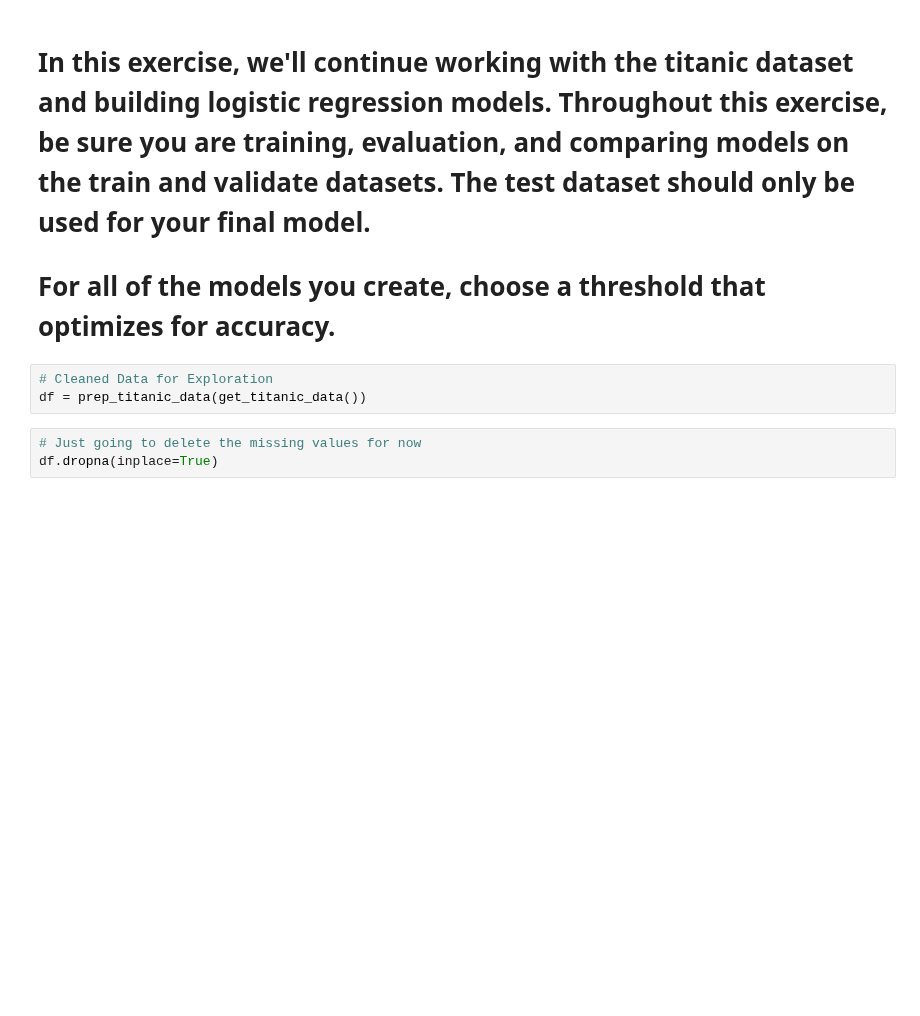
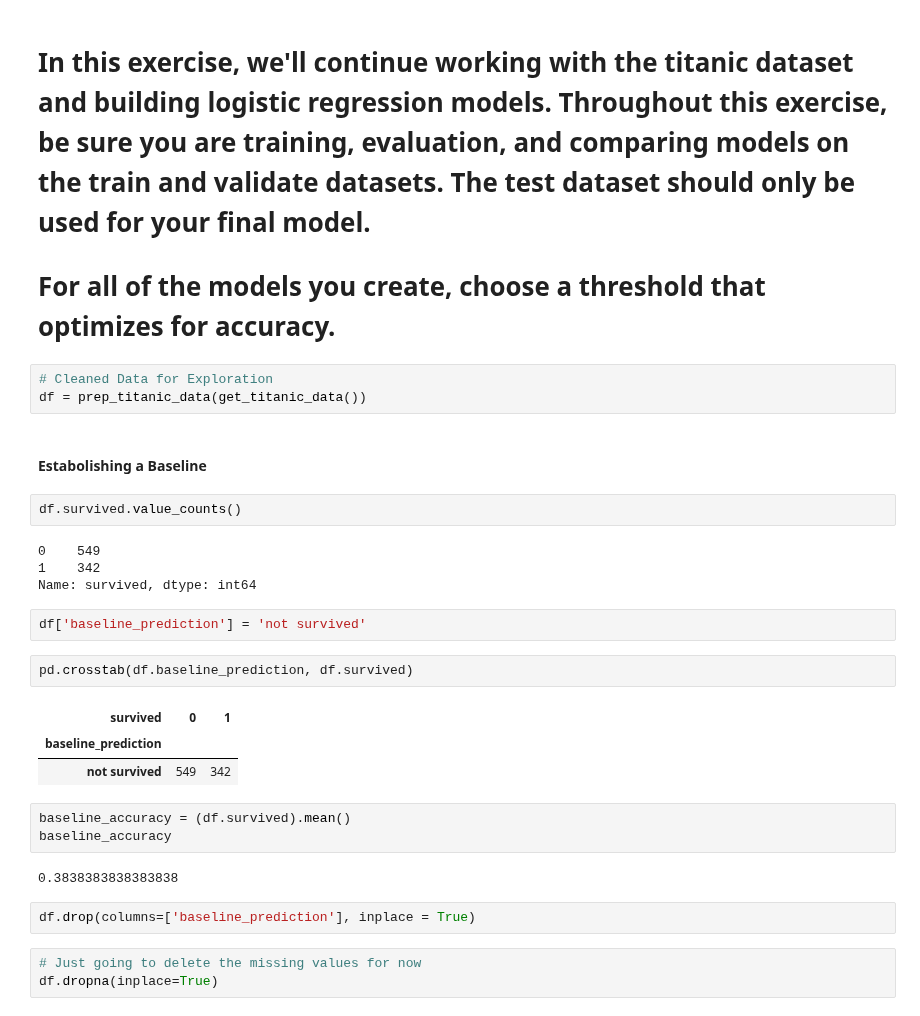
Before and after one commit to CSolitaire/classification-exercises, a Jupyter notebook: model.ipynb, the cells around one changed output. Saved outputs shown, nothing was run; the diff lists cells and outputs as text; blank space fills up the shorter version.

```diff
--- a/model.ipynb
+++ b/model.ipynb
@@ -27,6 +28,29 @@ from prepare import prep_titanic_data
 # %%
 # Cleaned Data for Exploration
 df = prep_titanic_data(get_titanic_data())
+# %% [markdown]
+#### Estabolishing a Baseline
+# %%
+df.survived.value_counts()
+# %% [output]
+0    549
+1    342
+Name: survived, dtype: int64
+# %%
+df['baseline_prediction'] = 'not survived'
+# %%
+pd.crosstab(df.baseline_prediction, df.survived)
+# %% [output]
+| survived | 0 | 1 |
+| baseline_prediction |  |  |
+| not survived | 549 | 342 |
+# %%
+baseline_accuracy = (df.survived).mean()
+baseline_accuracy
+# %% [output]
+0.3838383838383838
+# %%
+df.drop(columns=['baseline_prediction'], inplace = True)
 # %%
 # Just going to delete the missing values for now
 df.dropna(inplace=True)
```
Also changed, not shown: parts of 3 cells of this notebook.
